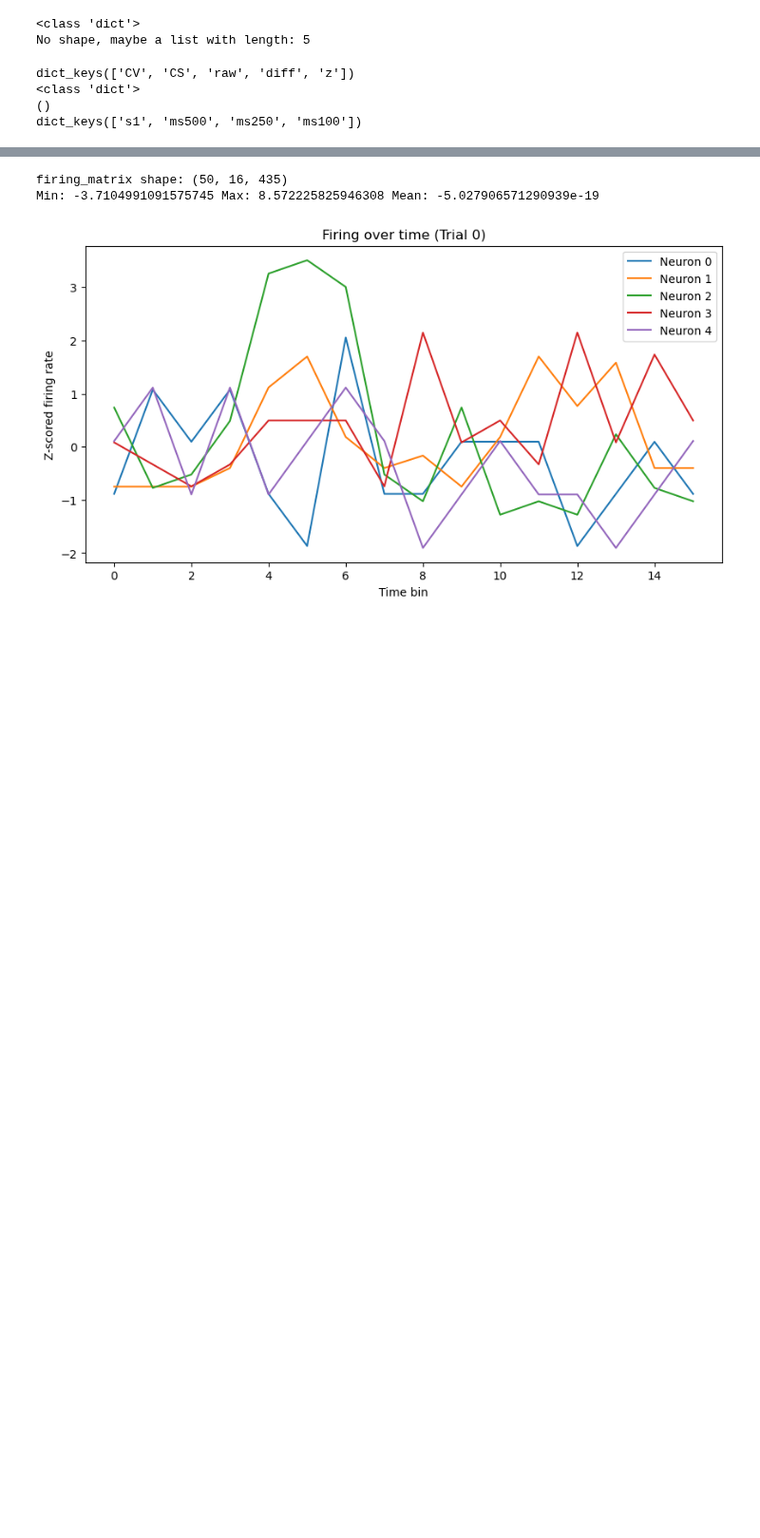
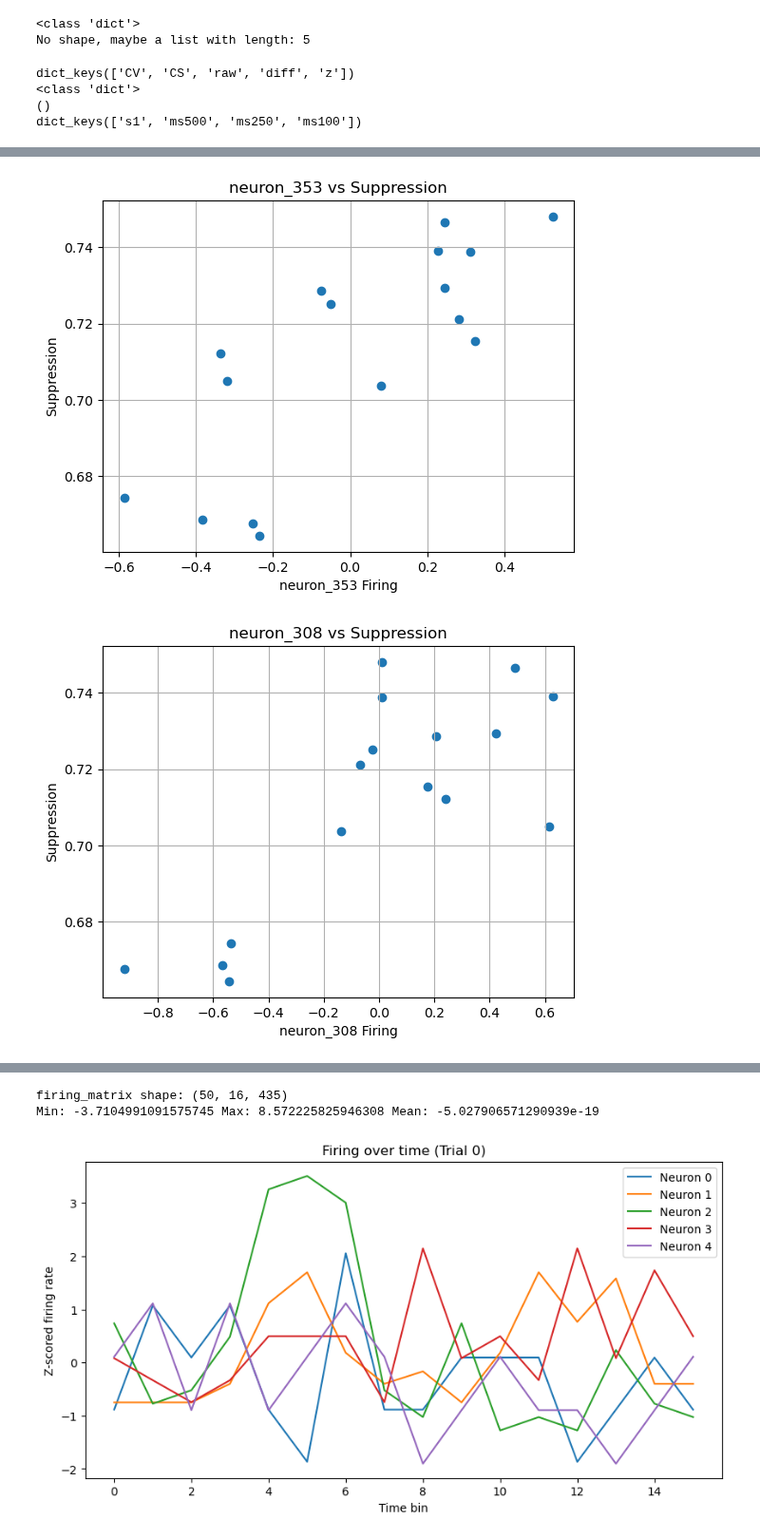
Before and after one commit to JHCelaya/FearDecoding, a Jupyter notebook: roughanalysis.ipynb, the cells around one changed output, grey strips where cells are left out. Shown at 95% size. Drawn from its saved outputs; the diff is of its cells as text; code cells hidden in the pictures; blank space fills up the shorter version.

```diff
--- a/roughanalysis.ipynb
+++ b/roughanalysis.ipynb
@@ -182,0 +296,12 @@ dict_keys(['interval', 'pellet', 'itiPokeCess'])
+# %%
+for neuron in top_corr['Neuron'][:3]:  # top 3
+    plt.figure()
+    plt.scatter(df[neuron], df['suppression_mean'])
+    plt.xlabel(f"{neuron} Firing")
+    plt.ylabel("Suppression")
+    plt.title(f"{neuron} vs Suppression")
+    plt.grid(True)
+    plt.show()
+# %% [output]
+[figure, added]
+[figure, added]
```
Also changed, not shown: parts of 37 cells of this notebook, 2 other files.
